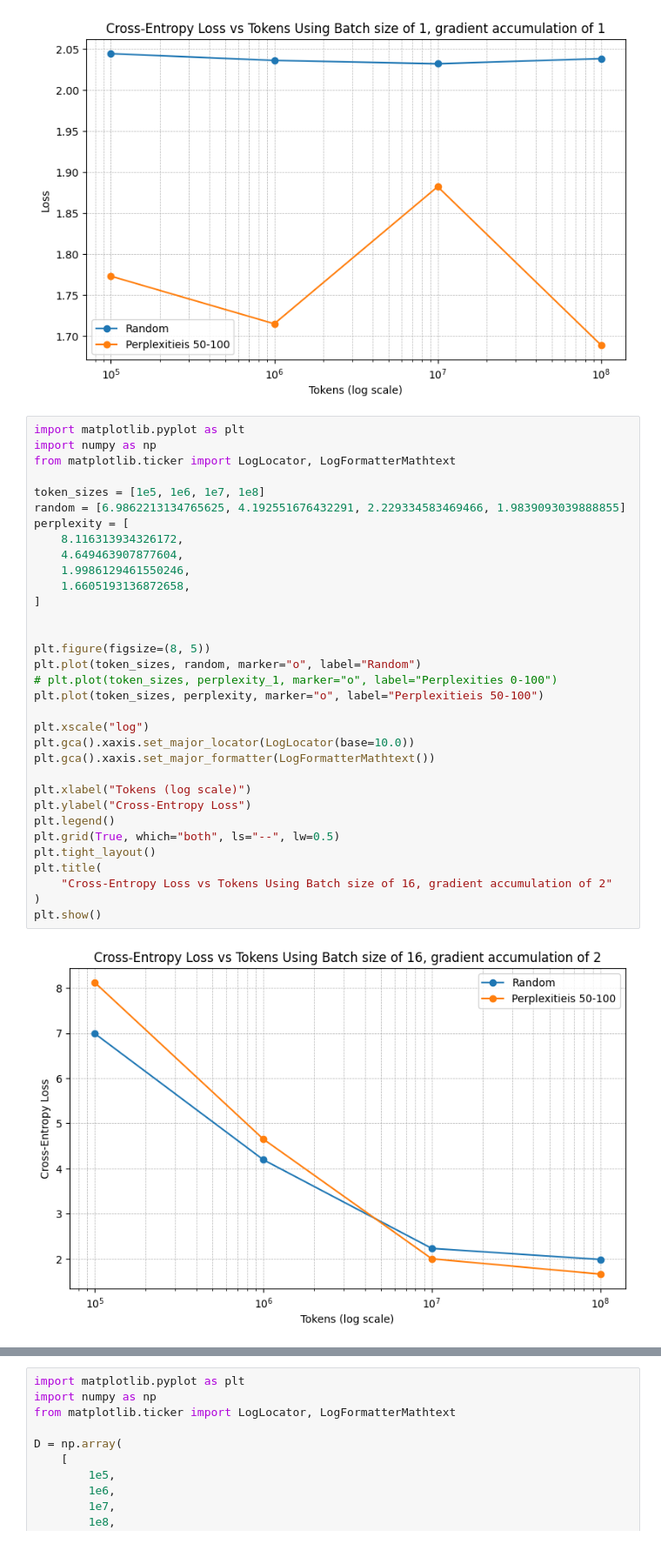
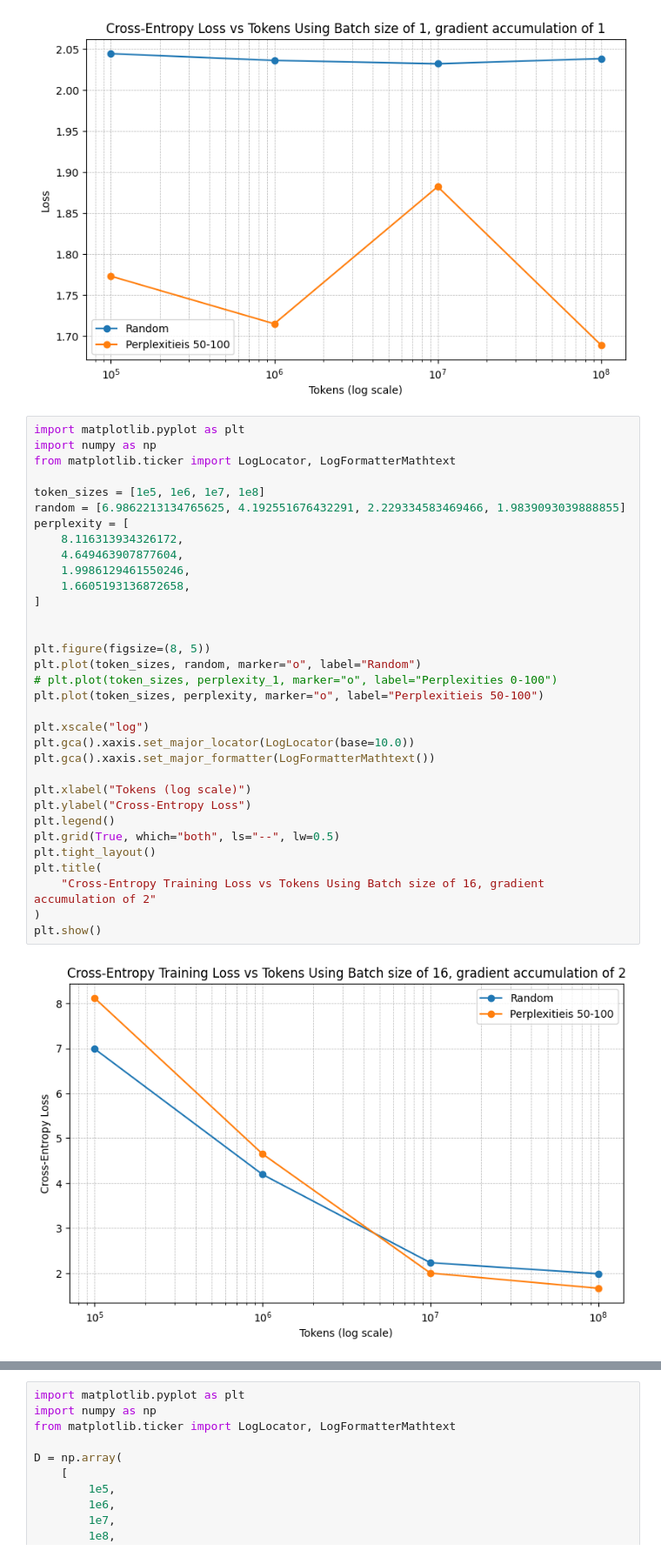
Before and after one commit to jaylim13/data-selection-project0, a Jupyter notebook: scaling_law/lightweight_fine_tuning.ipynb, the cells around one changed output, grey strips where cells are left out. Shown: that part at 87% size. Cells and saved outputs as stored; diff of their text form.

```diff
--- a/scaling_law/lightweight_fine_tuning.ipynb
+++ b/scaling_law/lightweight_fine_tuning.ipynb
@@ -356,32 +356,32 @@ import numpy as np
 from matplotlib.ticker import LogLocator, LogFormatterMathtext
 
 token_sizes = [1e5, 1e6, 1e7, 1e8]
 random = [6.9862213134765625, 4.192551676432291, 2.229334583469466, 1.9839093039888855]
 perplexity = [
     8.116313934326172,
     4.649463907877604,
     1.9986129461550246,
     1.6605193136872658,
 ]
 
 
 plt.figure(figsize=(8, 5))
 plt.plot(token_sizes, random, marker="o", label="Random")
 # plt.plot(token_sizes, perplexity_1, marker="o", label="Perplexities 0-100")
 plt.plot(token_sizes, perplexity, marker="o", label="Perplexitieis 50-100")
 
 plt.xscale("log")
 plt.gca().xaxis.set_major_locator(LogLocator(base=10.0))
 plt.gca().xaxis.set_major_formatter(LogFormatterMathtext())
 
 plt.xlabel("Tokens (log scale)")
 plt.ylabel("Cross-Entropy Loss")
 plt.legend()
 plt.grid(True, which="both", ls="--", lw=0.5)
 plt.tight_layout()
 plt.title(
-    "Cross-Entropy Loss vs Tokens Using Batch size of 16, gradient accumulation of 2"
+    "Cross-Entropy Training Loss vs Tokens Using Batch size of 16, gradient accumulation of 2"
 )
 plt.show()
 # %% [output]
-[figure, old version]
+[figure, new version]
```
Also changed, not shown: parts of 1 cell of this notebook, 3 other files.
